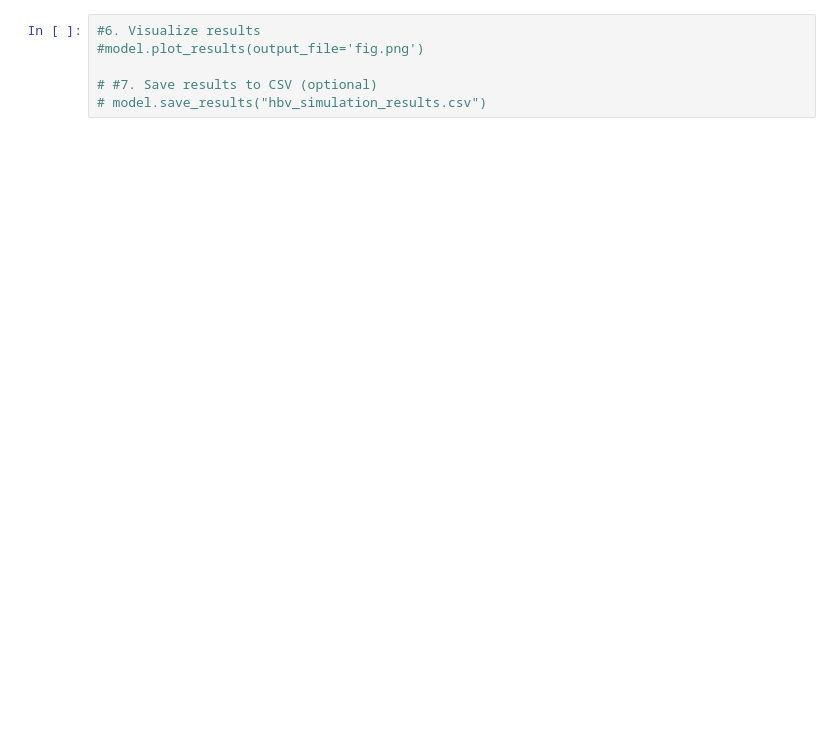
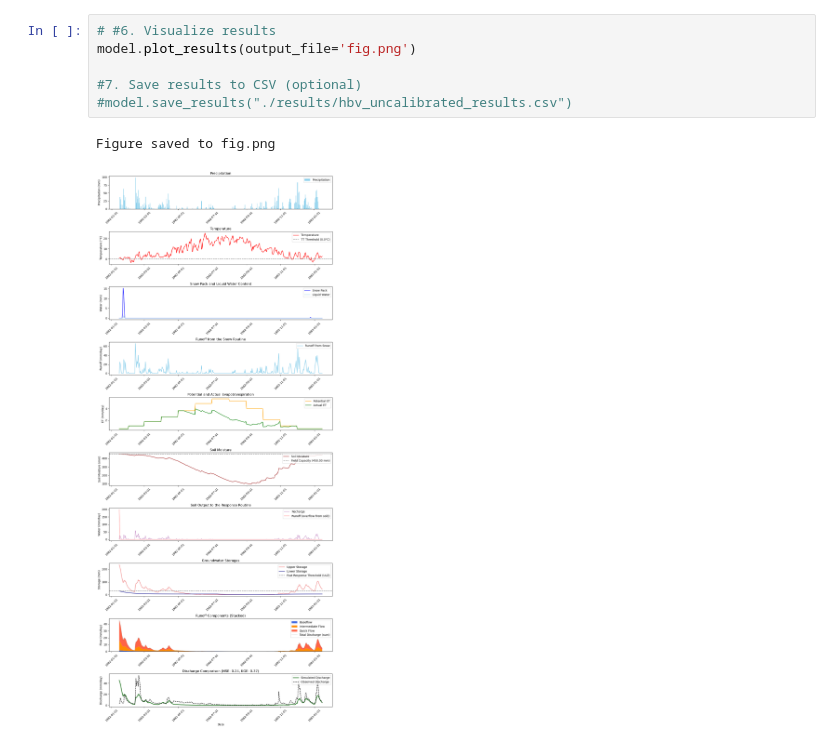
Before and after one commit to abdallaox/HBV_python_implementation, a Jupyter notebook: test.ipynb, the cells around one changed output. Drawn from its saved outputs; the diff is of its cells as text; blank space fills up the shorter version.

```diff
--- a/test.ipynb
+++ b/test.ipynb
@@ -85,9 +111,12 @@ Correlation: 0.900
 # %%
-#6. Visualize results
-#model.plot_results(output_file='fig.png')
+# #6. Visualize results
+model.plot_results(output_file='fig.png')
 
-# #7. Save results to CSV (optional)
-# model.save_results("hbv_simulation_results.csv")
+#7. Save results to CSV (optional)
+#model.save_results("./results/hbv_uncalibrated_results.csv")
+# %% [output]
+Figure saved to fig.png
+[figure, added]
 # %%
 results = calibrate_hbv_model(
     model,
```
Also changed, not shown: parts of 10 cells of this notebook, 9 other files.
